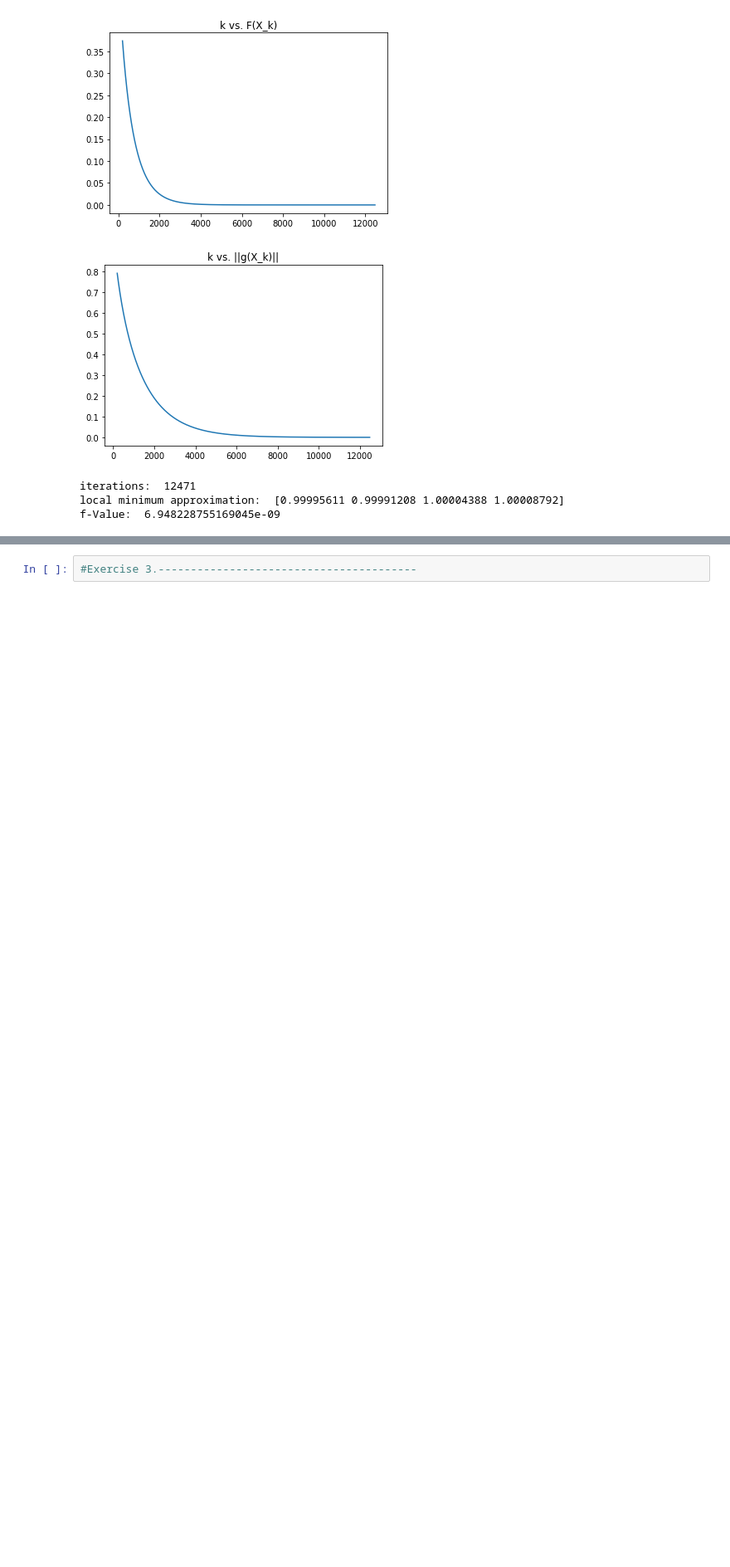
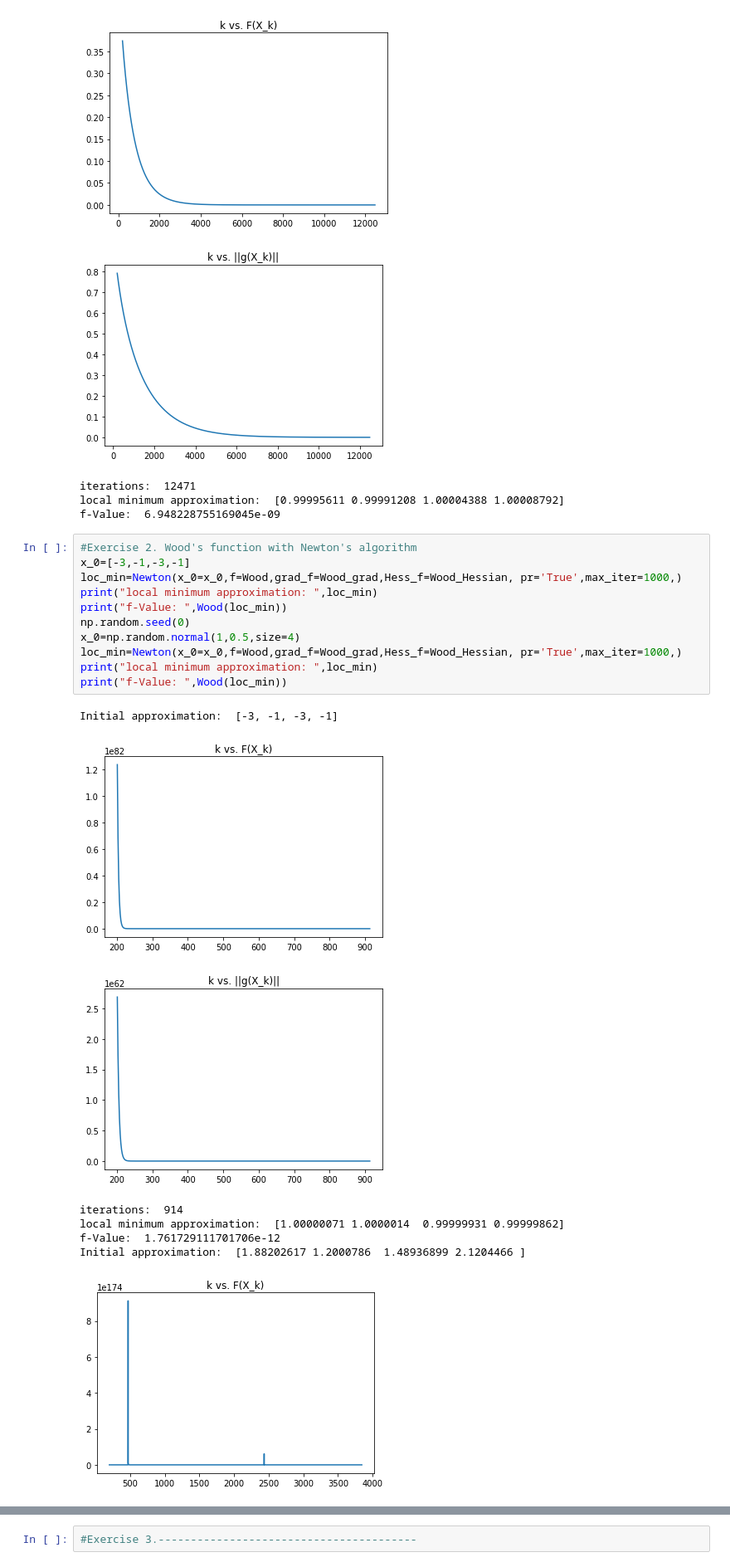
Before and after one commit to JairEsc/Mat_Apl, a Jupyter notebook: Opt_T4.ipynb, the cells around one changed output, grey strips where cells are left out. Shown at 83% size. Cells and saved outputs as stored; diff of their text form; blank space fills up the shorter version.

```diff
--- a/Opt_T4.ipynb
+++ b/Opt_T4.ipynb
@@ -297,3 +314,23 @@ Initial approximation:  [1.88202617 1.2000786  1.48936899 2.1204466 ]
 iterations:  12471
 local minimum approximation:  [0.99995611 0.99991208 1.00004388 1.00008792]
 f-Value:  6.948228755169045e-09
+# %%
+#Exercise 2. Wood's function with Newton's algorithm
+x_0=[-3,-1,-3,-1]
+loc_min=Newton(x_0=x_0,f=Wood,grad_f=Wood_grad,Hess_f=Wood_Hessian, pr='True',max_iter=1000,)
+print("local minimum approximation: ",loc_min)
+print("f-Value: ",Wood(loc_min))
+np.random.seed(0)
+x_0=np.random.normal(1,0.5,size=4)
+loc_min=Newton(x_0=x_0,f=Wood,grad_f=Wood_grad,Hess_f=Wood_Hessian, pr='True',max_iter=1000,)
+print("local minimum approximation: ",loc_min)
+print("f-Value: ",Wood(loc_min))
+# %% [output]
+Initial approximation:  [-3, -1, -3, -1]
+[figure, added]
+[figure, added]
+iterations:  914
+local minimum approximation:  [1.00000071 1.0000014  0.99999931 0.99999862]
+f-Value:  1.761729111701706e-12
+Initial approximation:  [1.88202617 1.2000786  1.48936899 2.1204466 ]
+[figure, added]
```
Also changed, not shown: parts of 15 cells of this notebook.
